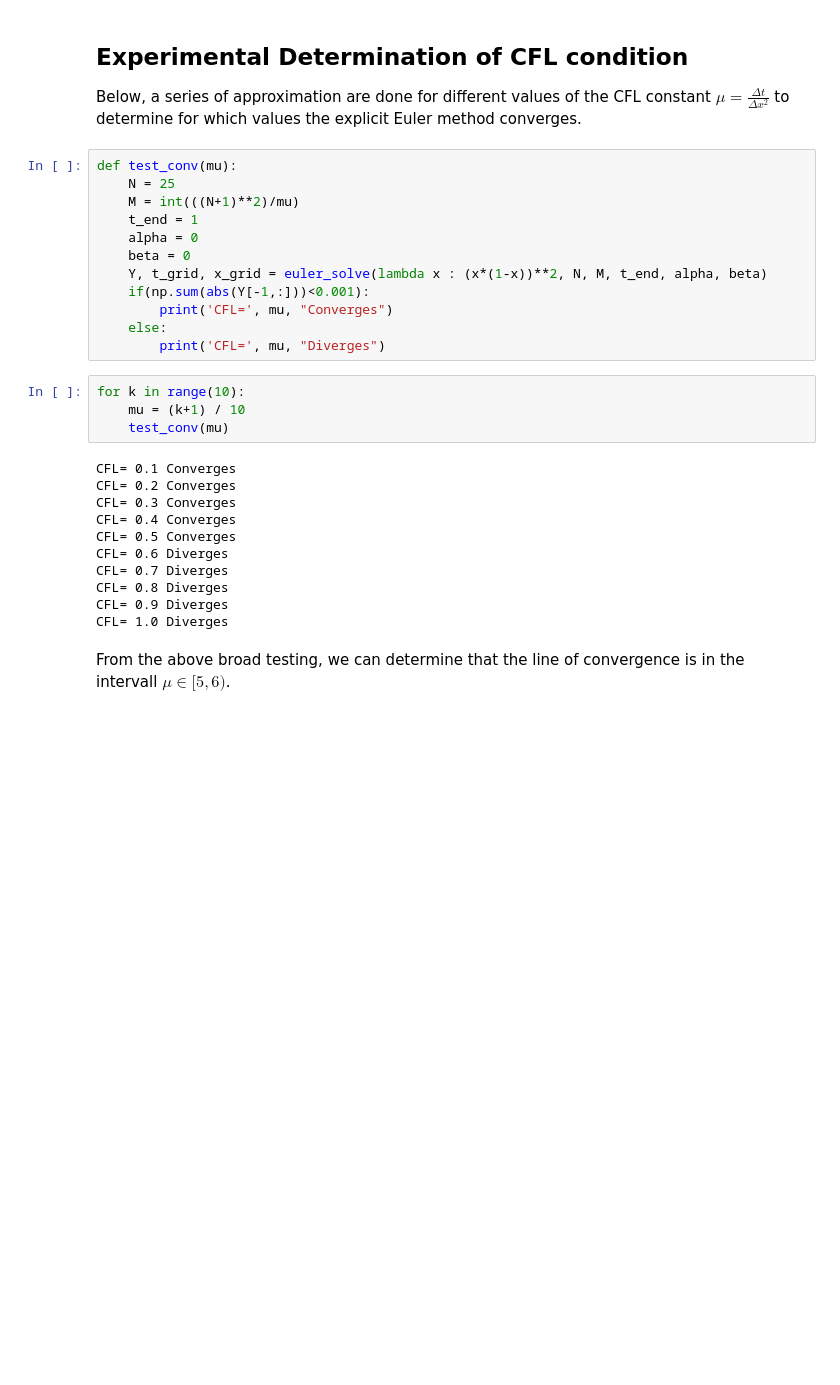
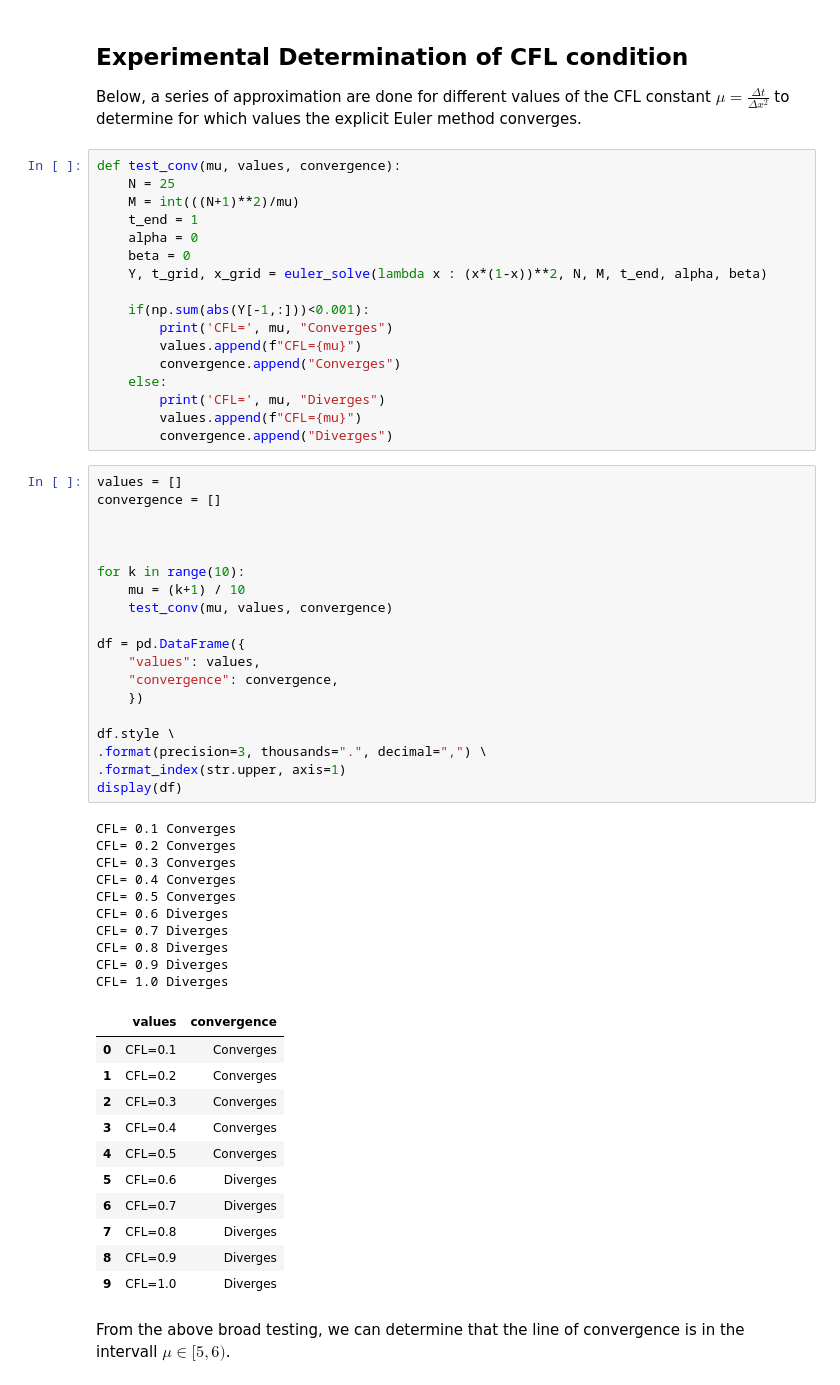
Before and after one commit to william-lundgren/FilipNumMums, a Jupyter notebook: Projekt3.ipynb, the cells around one changed output. Cells and saved outputs as stored; diff of their text form; blank space fills up the shorter version.

Commit message:
added little pandas frame

```diff
--- a/Projekt3.ipynb
+++ b/Projekt3.ipynb
@@ -61,31 +60,62 @@ plot3d(Y, x_grid, t_grid)
 
 Below, a series of approximation are done for different values of the CFL constant $\mu=\frac{\Delta t}{\Delta x^2}$ to determine for which values the explicit Euler method converges.
 # %%
-def test_conv(mu):
+def test_conv(mu, values, convergence):
     N = 25
     M = int(((N+1)**2)/mu)
     t_end = 1
     alpha = 0
     beta = 0
     Y, t_grid, x_grid = euler_solve(lambda x : (x*(1-x))**2, N, M, t_end, alpha, beta)
+
     if(np.sum(abs(Y[-1,:]))<0.001):
         print('CFL=', mu, "Converges")
+        values.append(f"CFL={mu}")
+        convergence.append("Converges")
     else:
         print('CFL=', mu, "Diverges")
+        values.append(f"CFL={mu}")
+        convergence.append("Diverges")
-# %%
-for k in range(10):
-    mu = (k+1) / 10
-    test_conv(mu)
-# %% [output]
-CFL= 0.1 Converges
-CFL= 0.2 Converges
-CFL= 0.3 Converges
-CFL= 0.4 Converges
-CFL= 0.5 Converges
-CFL= 0.6 Diverges
-CFL= 0.7 Diverges
-CFL= 0.8 Diverges
-CFL= 0.9 Diverges
-CFL= 1.0 Diverges
+# %%
+values = []
+convergence = []
+
+
+
+for k in range(10):
+    mu = (k+1) / 10
+    test_conv(mu, values, convergence)
+
+df = pd.DataFrame({
+    "values": values,
+    "convergence": convergence,
+    })
+
+df.style \
+.format(precision=3, thousands=".", decimal=",") \
+.format_index(str.upper, axis=1)
+display(df)
+# %% [output]
+CFL= 0.1 Converges
+CFL= 0.2 Converges
+CFL= 0.3 Converges
+CFL= 0.4 Converges
+CFL= 0.5 Converges
+CFL= 0.6 Diverges
+CFL= 0.7 Diverges
+CFL= 0.8 Diverges
+CFL= 0.9 Diverges
+CFL= 1.0 Diverges
+|  | values | convergence |
+| 0 | CFL=0.1 | Converges |
+| 1 | CFL=0.2 | Converges |
+| 2 | CFL=0.3 | Converges |
+| 3 | CFL=0.4 | Converges |
+| 4 | CFL=0.5 | Converges |
+| 5 | CFL=0.6 | Diverges |
+| 6 | CFL=0.7 | Diverges |
+| 7 | CFL=0.8 | Diverges |
+| 8 | CFL=0.9 | Diverges |
+| 9 | CFL=1.0 | Diverges |
 # %% [markdown]
 From the above broad testing, we can determine that the line of convergence is in the intervall $\mu\in[5,6)$.
```
Also changed, not shown: parts of 4 cells of this notebook.
